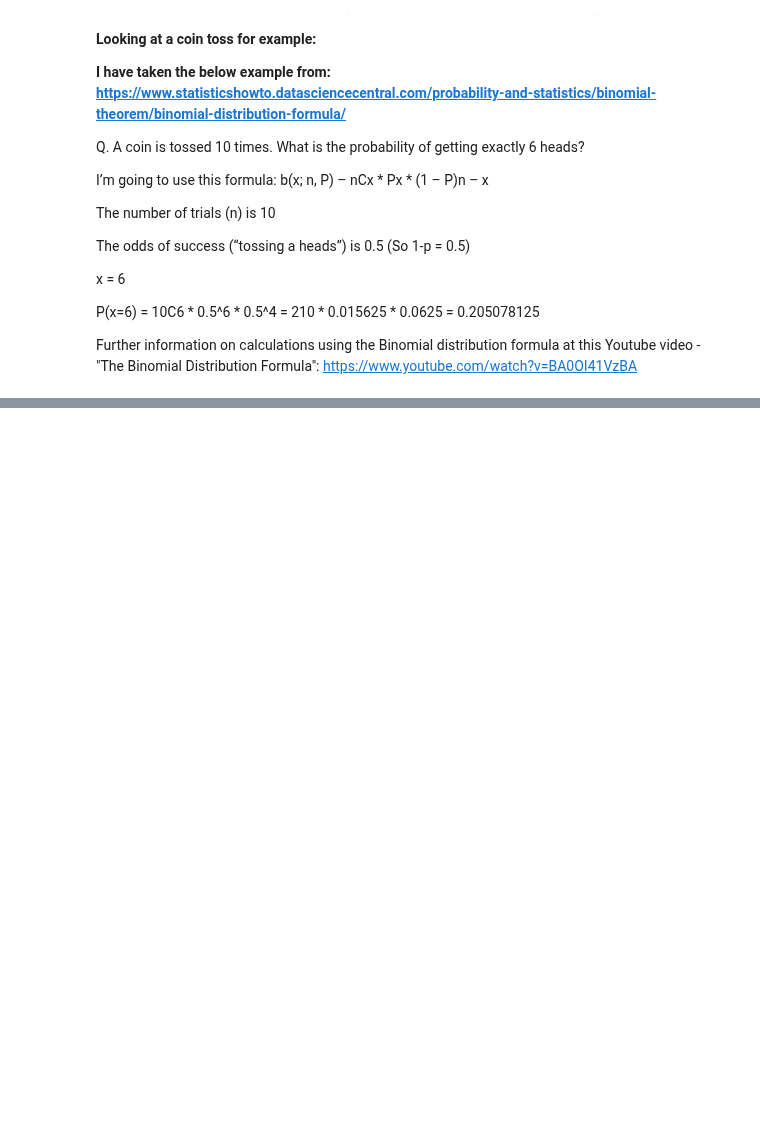
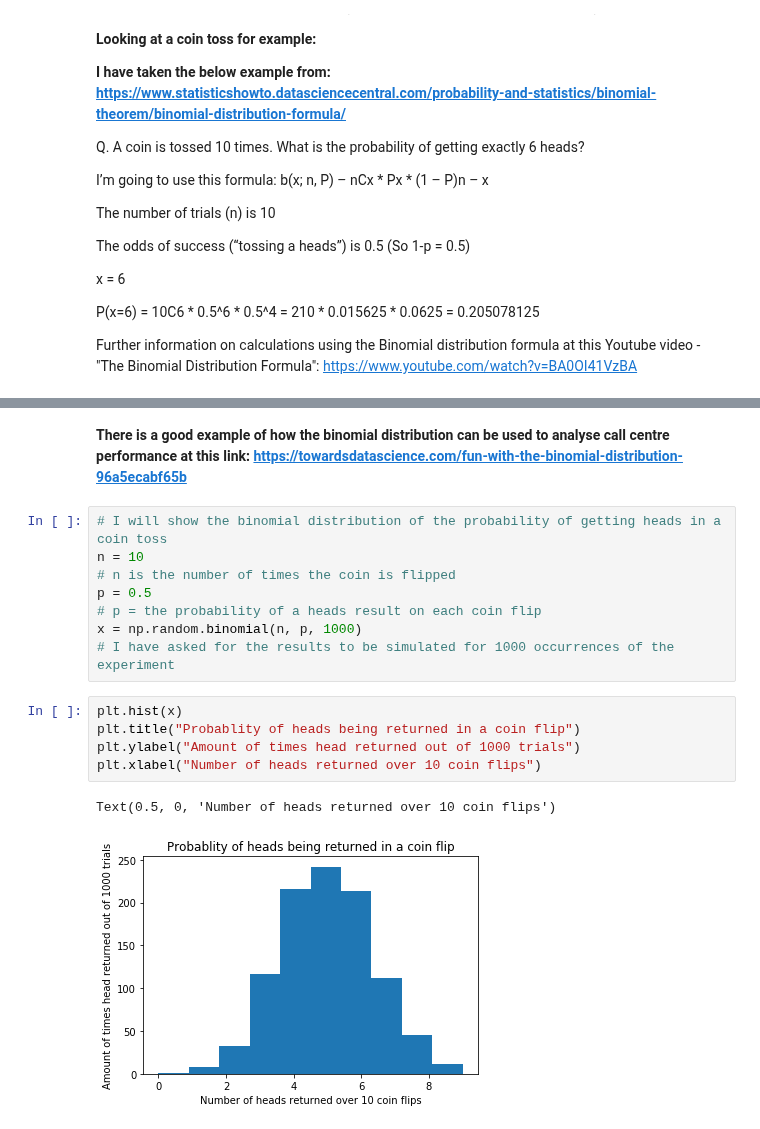
Before and after one commit to johndunne2019/numpy.random, a Jupyter notebook: numpy-random.ipynb, the cells around one changed output, grey strips where cells are left out. Cells and saved outputs as stored; diff of their text form; blank space fills up the shorter version.

Commit message:
Plotting a binomial distribution

```diff
--- a/numpy-random.ipynb
+++ b/numpy-random.ipynb
@@ -878,0 +891,18 @@ Further information on calculations using the Binomial distribution formula at t
+# %% [markdown]
+**There is a good example of how the binomial distribution can be used to analyse call centre performance at this link: https://towardsdatascience.com/fun-with-the-binomial-distribution-96a5ecabf65b**
+# %%
+# I will show the binomial distribution of the probability of getting heads in a coin toss
+n = 10
+# n is the number of times the coin is flipped
+p = 0.5
+# p = the probability of a heads result on each coin flip
+x = np.random.binomial(n, p, 1000)
+# I have asked for the results to be simulated for 1000 occurrences of the experiment
+# %%
+plt.hist(x)
+plt.title("Probablity of heads being returned in a coin flip")
+plt.ylabel("Amount of times head returned out of 1000 trials")
+plt.xlabel("Number of heads returned over 10 coin flips")
+# %% [output]
+Text(0.5, 0, 'Number of heads returned over 10 coin flips')
+[figure, added]
```
Also changed, not shown: parts of 4 cells of this notebook, 1 other file.
